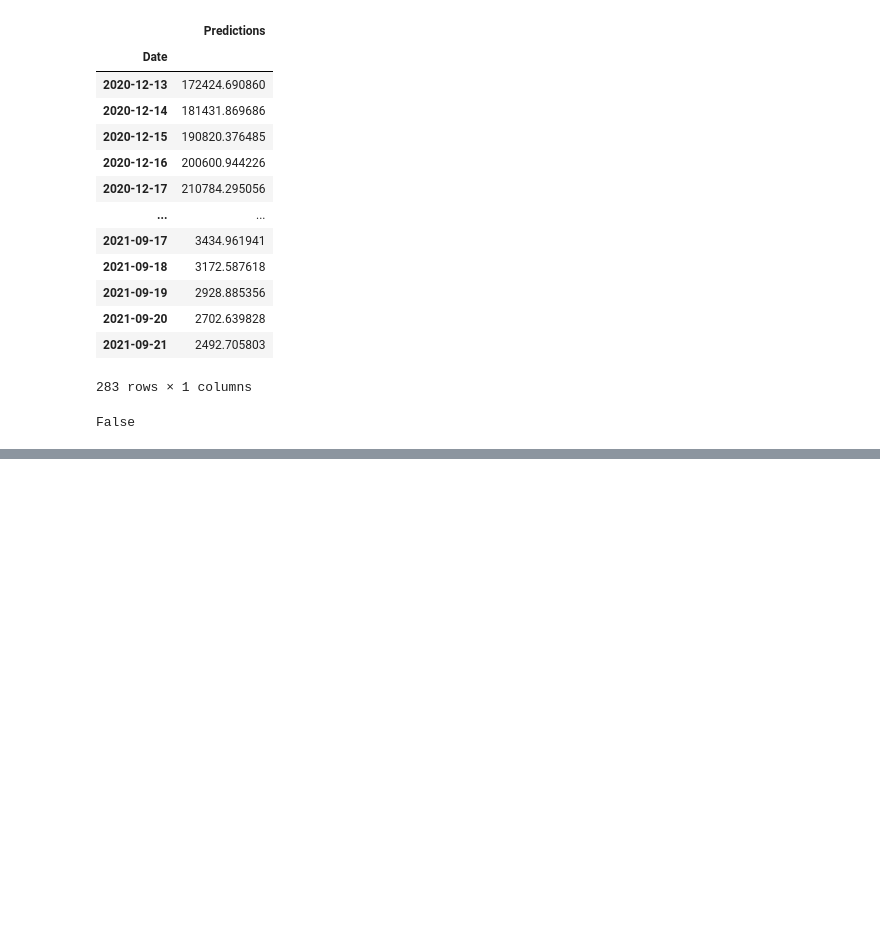
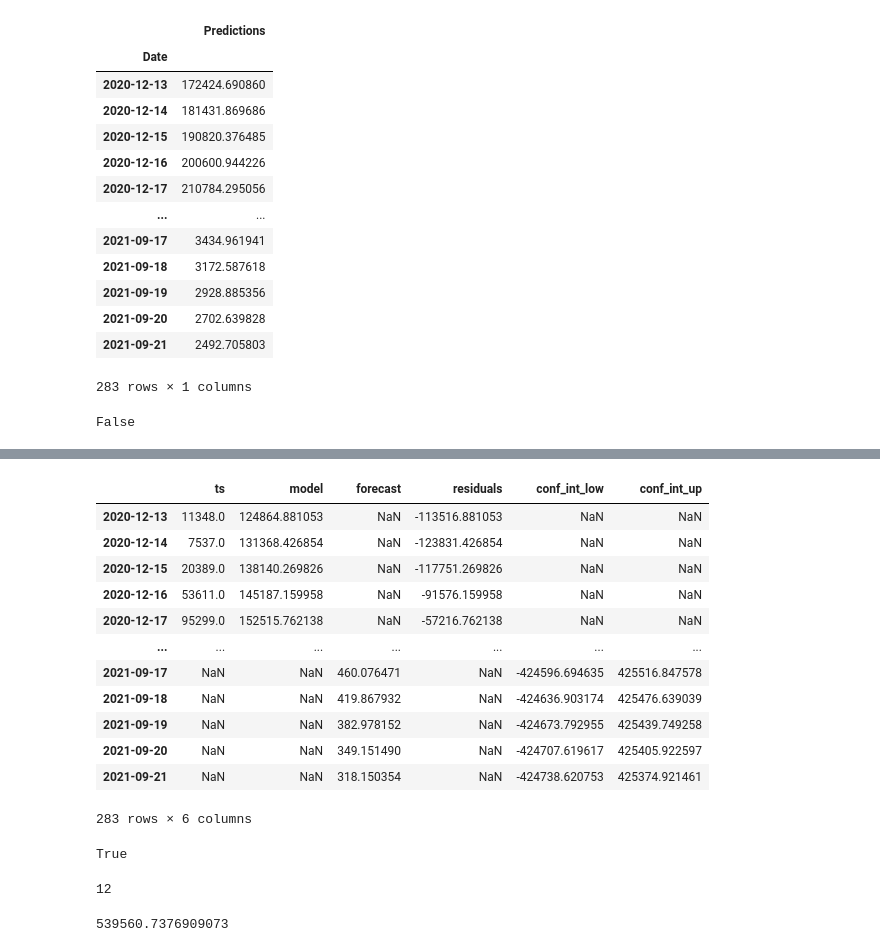
Before and after one commit to miranisaurabh/yyg-seir-simulator, a Jupyter notebook: vaccine_predictions_curveFit.ipynb, the cells around one changed output, grey strips where cells are left out. Cells and saved outputs as stored; diff of their text form; code cells hidden in the pictures; blank space fills up the shorter version.

```diff
--- a/vaccine_predictions_curveFit.ipynb
+++ b/vaccine_predictions_curveFit.ipynb
@@ -229,0 +331,16 @@ False
+# %%
+preds
+# %% [output]
+|  | ts | model | forecast | residuals | conf_int_low | conf_int_up |
+| 2020-12-13 | 11348.0 | 124864.881053 | NaN | -113516.881053 | NaN | NaN |
+| 2020-12-14 | 7537.0 | 131368.426854 | NaN | -123831.426854 | NaN | NaN |
+| 2020-12-15 | 20389.0 | 138140.269826 | NaN | -117751.269826 | NaN | NaN |
+| 2020-12-16 | 53611.0 | 145187.159958 | NaN | -91576.159958 | NaN | NaN |
+| 2020-12-17 | 95299.0 | 152515.762138 | NaN | -57216.762138 | NaN | NaN |
+| ... | ... | ... | ... | ... | ... | ... |
+| 2021-09-17 | NaN | NaN | 460.076471 | NaN | -424596.694635 | 425516.847578 |
+| 2021-09-18 | NaN | NaN | 419.867932 | NaN | -424636.903174 | 425476.639039 |
+| 2021-09-19 | NaN | NaN | 382.978152 | NaN | -424673.792955 | 425439.749258 |
+| 2021-09-20 | NaN | NaN | 349.151490 | NaN | -424707.619617 | 425405.922597 |
+| 2021-09-21 | NaN | NaN | 318.150354 | NaN | -424738.620753 | 425374.921461 |
+283 rows × 6 columns
@@ -229,0 +350,12 @@ False
+# %%
+'2020-12-14' in test1.index
+# %% [output]
+True
+# %%
+test1.index.get_loc('2020-12-25')
+# %% [output]
+12
+# %%
+test1[:4]['Dose1'].sum()
+# %% [output]
+539560.7376909073
```
Also changed, not shown: parts of 9 cells of this notebook, 2 other files.
